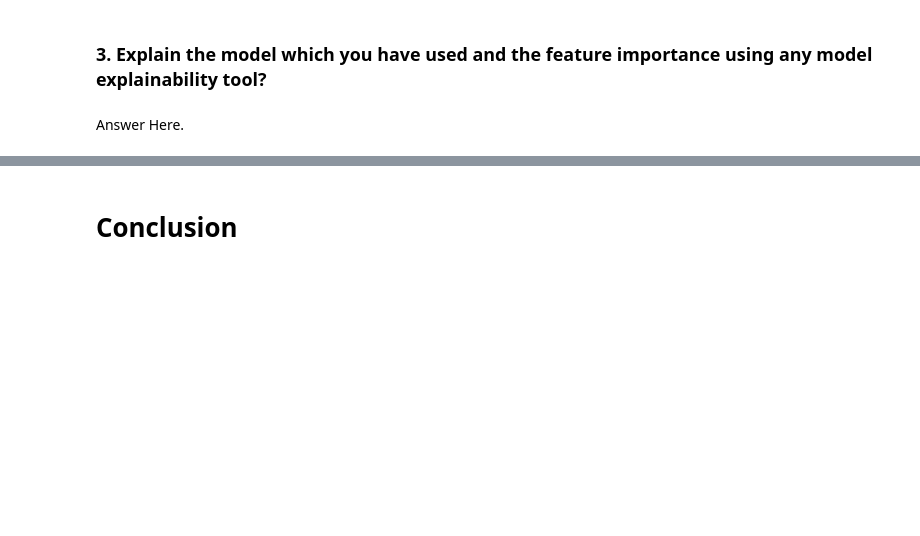
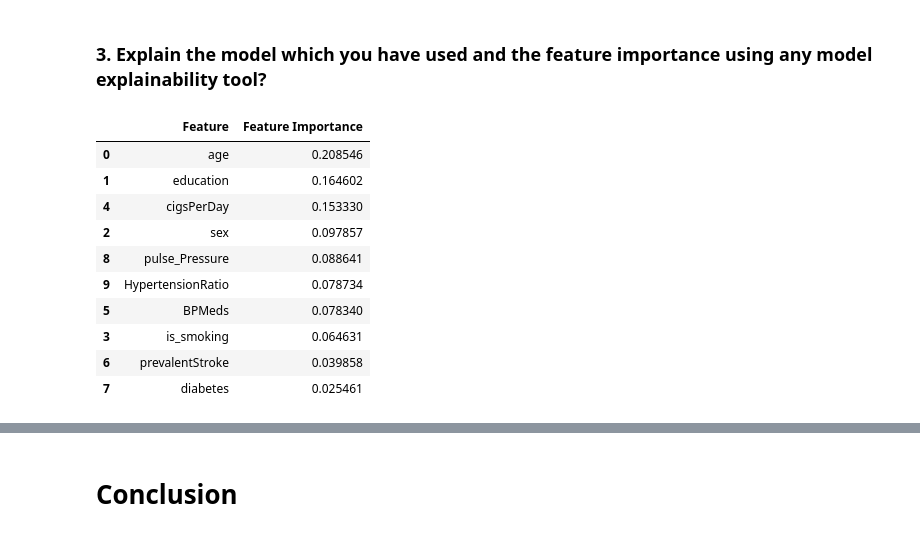
Before and after one commit to ErSangram/Capstone_03_Cardiovascular_Risk_Prediction, a Jupyter notebook: Capstone_03_Cardiovascular_Risk_Prediction.ipynb, the cells around one changed output, grey strips where cells are left out. Saved outputs shown, nothing was run; the diff lists cells and outputs as text; code cells hidden in the pictures; blank space fills up the shorter version.

```diff
--- a/Capstone_03_Cardiovascular_Risk_Prediction.ipynb
+++ b/Capstone_03_Cardiovascular_Risk_Prediction.ipynb
@@ -1422,4 +1431,27 @@ Answer Here.
 # %% [markdown]
 ### 3. Explain the model which you have used and the feature importance using any model explainability tool?
-# %% [markdown]
-Answer Here.
+# %%
+# importance feature
+importances = xgb_model.feature_importances_
+
+#Creating a dictonary in order to form the dataframe
+features = X_df.columns
+importance_dict = {'Feature' :features,
+                   'Feature Importance' : importances}
+
+#Creating the dataframe
+importance = pd.DataFrame(importance_dict)
+sorting_features = importance.sort_values(by=['Feature Importance'],ascending=False)
+sorting_features
+# %% [output]
+|  | Feature | Feature Importance |
+| 0 | age | 0.208546 |
+| 1 | education | 0.164602 |
+| 4 | cigsPerDay | 0.153330 |
+| 2 | sex | 0.097857 |
+| 8 | pulse_Pressure | 0.088641 |
+| 9 | HypertensionRatio | 0.078734 |
+| 5 | BPMeds | 0.078340 |
+| 3 | is_smoking | 0.064631 |
+| 6 | prevalentStroke | 0.039858 |
+| 7 | diabetes | 0.025461 |
```
Also changed, not shown: parts of 23 cells of this notebook.
